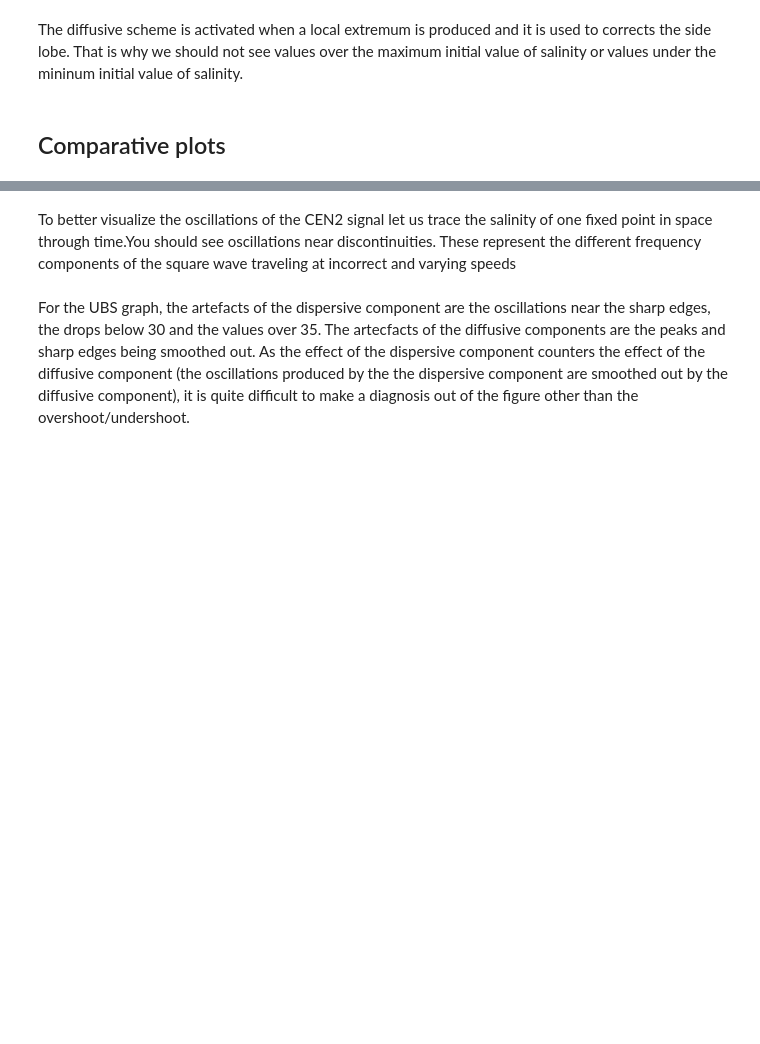
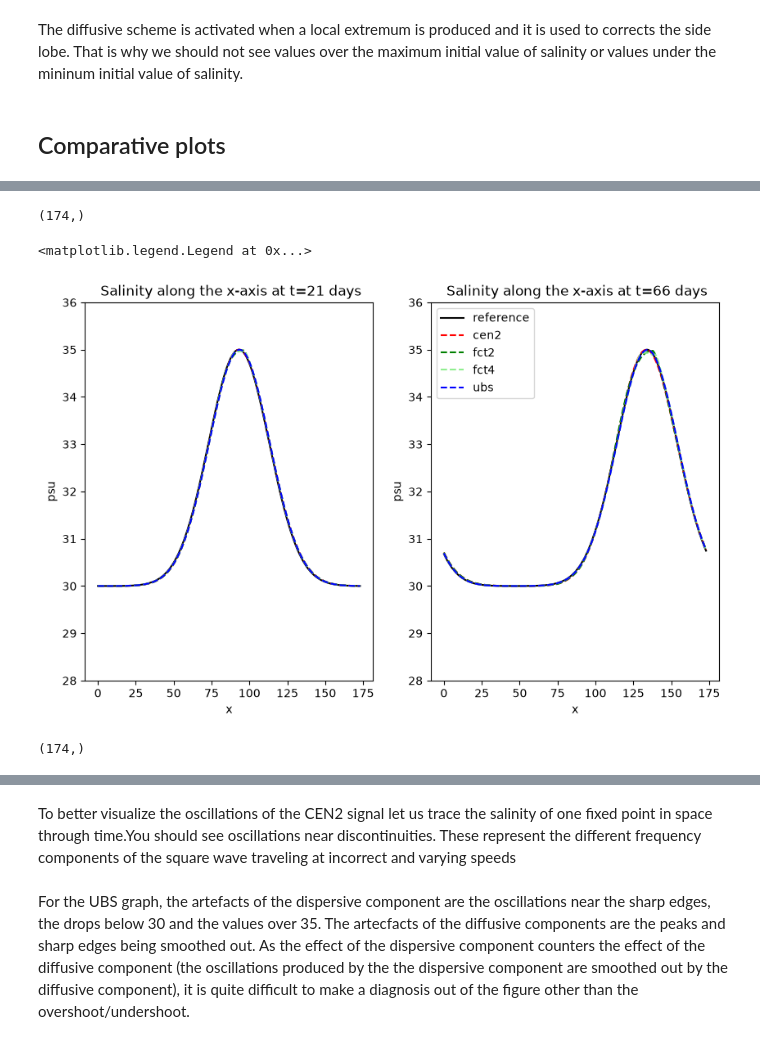
Before and after one commit to justinebuisson606/NEMO_Demonstrators, a Jupyter notebook: Demonstator 1-gauss.ipynb, the cells around one changed output, grey strips where cells are left out. Drawn from its saved outputs; the diff is of its cells as text; code cells hidden in the pictures; blank space fills up the shorter version.

```diff
--- a/Demonstator 1-gauss.ipynb
+++ b/Demonstator 1-gauss.ipynb
@@ -549,8 +162,3 @@
 We can now run the simulation using the ./run_nemo command
 # %% [markdown]
 ### Analysis of the outcome
-# %%
-#Open the simulation using the xr library
-
-fct2 = xr.open_dataset(rep+'CANAL_gauss_fct2_all_grid.nc')
-fct4 = xr.open_dataset(rep+'CANAL_gauss_fct4_all_grid.nc')
@@ -629,0 +169,57 @@ plt.legend()
+# %%
+gauss_0 = xr.open_dataset(rep+'CANAL_gauss_traadvOFF.100_all_grid.nc', decode_times=False)
+gauss_0 =gauss_0.soce.isel(y_grid_T = 50, time_counter=0, deptht=0)
+
+v= 0.5
+dx = 5000
+ref = []
+
+for t in range (80):
+    ref.append(np.roll(gauss_0, shift=v*86400*(t+1)/dx))
+
+print(ref[0].shape)
+# %% [output]
+(174,)
+# %%
+fig, ax = plt.subplots(1, 2, figsize=(10,6))
+
+ax[0].plot(np.arange(len(ref[0])), ref[20], color ='black', label ='reference')
+ax[0].plot(np.arange(cen2['soce'].shape[3]), cen2['soce'].isel(time_counter=20, y_grid_T=50, deptht=0), '--', color ='red', label = 'cen2')
+#ax[0].plot(np.arange(cen4['soce'].shape[3]), cen4['soce'].isel(time_counter=20, y_grid_T=50, deptht=0), '--', color ='orange', label ='cen4')
+ax[0].plot(np.arange(fct2['soce'].shape[3]), fct2['soce'].isel(time_counter=20, y_grid_T=50, deptht=0), '--', color ='green', label = 'fct2')
+ax[0].plot(np.arange(fct4['soce'].shape[3]), fct4['soce'].isel(time_counter=20, y_grid_T=50, deptht=0), '--', color ='lightgreen', label = 'fct4')
+ax[0].plot(np.arange(ubs['soce'].shape[3]), ubs['soce'].isel(time_counter=20, y_grid_T=50, deptht=0), '--', color ='blue', label ='ubs')
+ax[0].set_xlabel('x')
+ax[0].set_ylabel('psu')
+ax[0].set_ylim(28,36)
+ax[0].set_title(f' Salinity along the x-axis at t=21 days')
+
+ax[1].plot(np.arange(len(ref[0])), ref[65], color ='black', label ='reference')
+ax[1].plot(np.arange(cen2['soce'].shape[3]), cen2['soce'].isel(time_counter=65, y_grid_T=50, deptht=0), '--', color ='red', label = 'cen2')
+#ax[1].plot(np.arange(cen4['soce'].shape[3]), cen4['soce'].isel(time_counter=65, y_grid_T=50, deptht=0), '--', color ='orange', label ='cen4')
+ax[1].plot(np.arange(fct2['soce'].shape[3]), fct2['soce'].isel(time_counter=65, y_grid_T=50, deptht=0), '--', color ='green', label = 'fct2')
+ax[1].plot(np.arange(fct4['soce'].shape[3]), fct4['soce'].isel(time_counter=65, y_grid_T=50, deptht=0), '--', color ='lightgreen', label = 'fct4')
+ax[1].plot(np.arange(ubs['soce'].shape[3]), ubs['soce'].isel(time_counter=65, y_grid_T=50, deptht=0), '--', color ='blue', label = 'ubs')
+ax[1].set_xlabel('x')
+ax[1].set_ylabel('psu')
+ax[1].set_ylim(28,36)
+ax[1].set_title(f' Salinity along the x-axis at t=66 days')
+
+plt.legend()
+# %% [output]
+<matplotlib.legend.Legend at 0x...>
+[figure, added]
+# %%
+gauss_0 = xr.open_dataset(rep+'CANAL_gauss_traadvOFF.100_all_grid.nc').sssgrad.isel(y_grid_T = 50, time_counter = 0)
+
+ref_grad = []
+
+for t in range (80):
+    ref_grad.append(np.roll(gauss_0, shift=v*86400*(t+0.5)/dx)) #
+"""ce 0.5 me pose probleme, cela veut dire que soit la sortie
+        est prise en milieu de journee pas en fin de journee comme on avait convenu
+        normalement ce n'est pas la moyenne de la journee c'est sur car j'ai bien verifie
+        dans def_field qu'on etait en operation=instant"""
+print(ref[0].shape)
+# %% [output]
+(174,)
```
Also changed, not shown: parts of 35 cells of this notebook.
